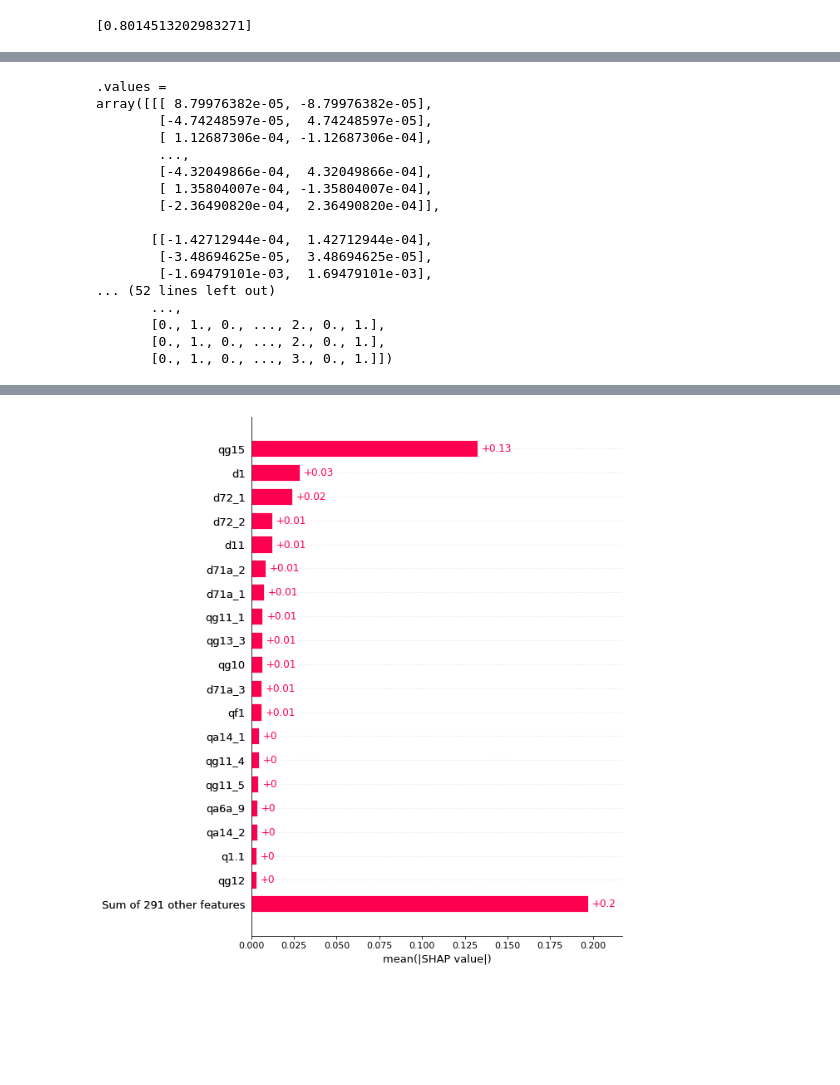
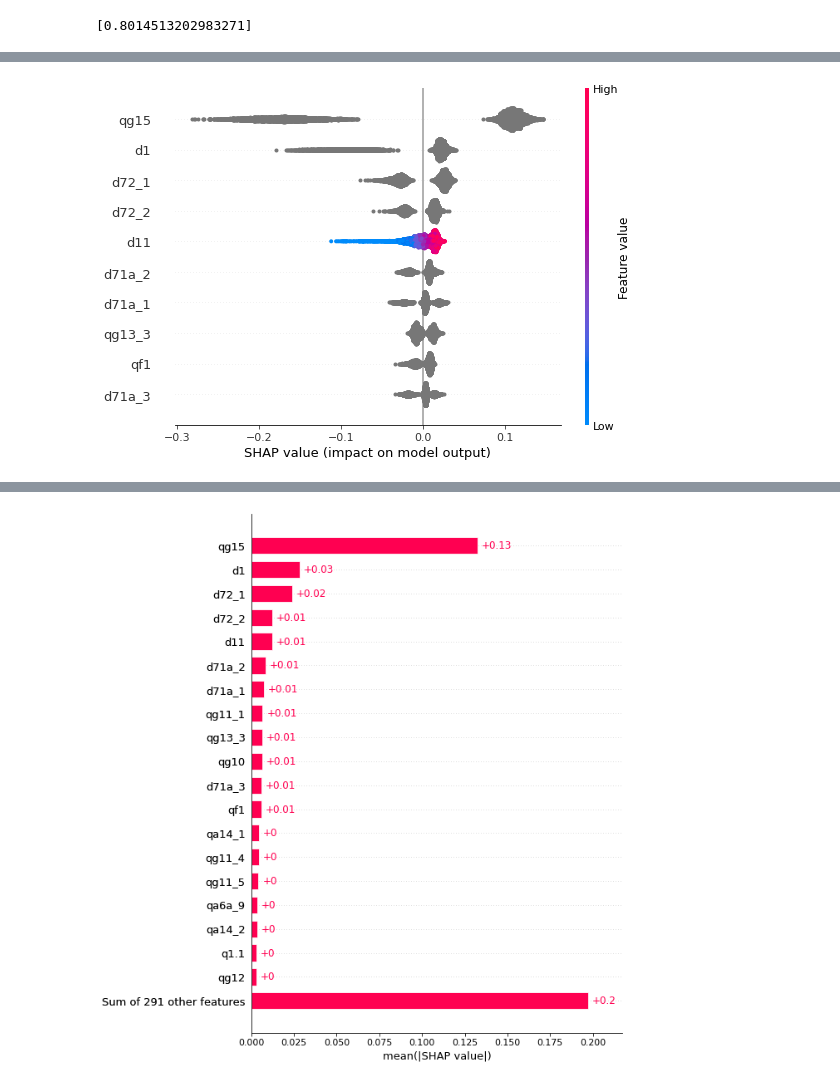
Before and after one commit to OskarKrafft/Machine-Learning-Project, a Jupyter notebook: notebooks/06_SHAP.ipynb, the cells around one changed output, grey strips where cells are left out. Saved outputs shown, nothing was run; the diff lists cells and outputs as text; code cells hidden in the pictures; blank space fills up the shorter version.

```diff
--- a/notebooks/06_SHAP.ipynb
+++ b/notebooks/06_SHAP.ipynb
@@ -143,22 +153,2 @@ Requirement already satisfied: joblib>=0.11 in /usr/local/lib/python3.7/dist-pac
 Installing collected packages: slicer, shap
 Successfully installed shap-0.41.0 slicer-0.0.7
-# %%
-shap_values
-# %% [output]
-.values =
-array([[[ 8.79976382e-05, -8.79976382e-05],
-        [-4.74248597e-05,  4.74248597e-05],
-        [ 1.12687306e-04, -1.12687306e-04],
-        ...,
-        [-4.32049866e-04,  4.32049866e-04],
-        [ 1.35804007e-04, -1.35804007e-04],
-        [-2.36490820e-04,  2.36490820e-04]],
-
-       [[-1.42712944e-04,  1.42712944e-04],
-        [-3.48694625e-05,  3.48694625e-05],
-        [-1.69479101e-03,  1.69479101e-03],
-... (52 lines left out)
-       ...,
-       [0., 1., 0., ..., 2., 0., 1.],
-       [0., 1., 0., ..., 2., 0., 1.],
-       [0., 1., 0., ..., 3., 0., 1.]])
@@ -164,0 +159,6 @@ array([[[ 8.79976382e-05, -8.79976382e-05],
+# %%
+# Create object that can calculate shap values
+explainer = shap.TreeExplainer(best_rf)
+# %%
+# Calculate shap values
+shap_values = explainer.shap_values(X_test)
@@ -164,0 +167,6 @@ array([[[ 8.79976382e-05, -8.79976382e-05],
+# %%
+# Make summary plot for class voted
+shap.summary_plot(shap_values[0], X_test, max_display=10, show=False)
+plt.savefig('treeshap_global_10_beeswarm.png', bbox_inches="tight", dpi = 144)
+# %% [output]
+[figure, added]
```
Also changed, not shown: parts of 19 cells of this notebook.
